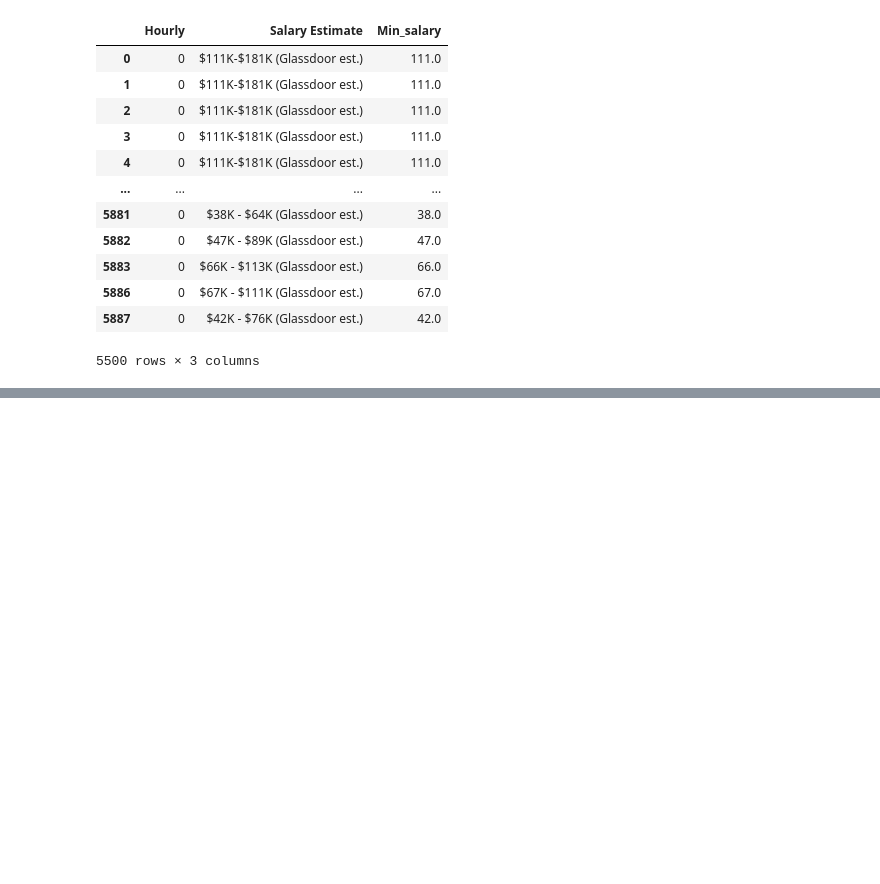
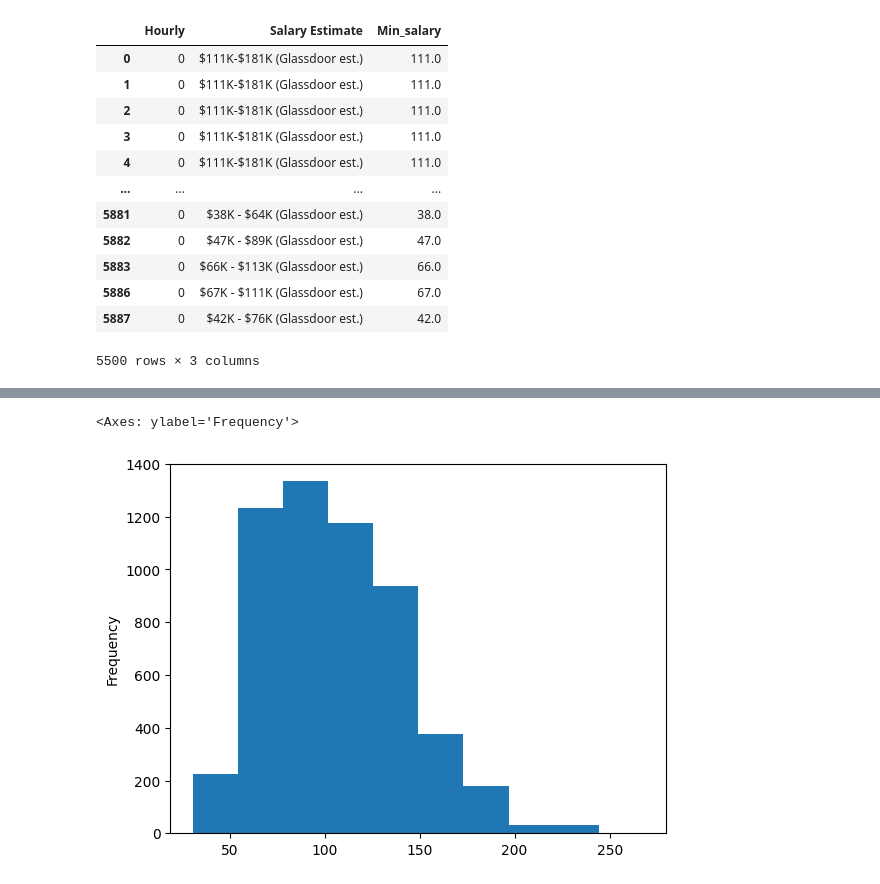
Before and after one commit to larijanim/python, a Jupyter notebook: week2Maryam.ipynb, the cells around one changed output, grey strips where cells are left out. Drawn from its saved outputs; the diff is of its cells as text; code cells hidden in the pictures; blank space fills up the shorter version.

```diff
--- a/week2Maryam.ipynb
+++ b/week2Maryam.ipynb
@@ -233,5 +256,5 @@ TypeError: list indices must be integers or slices, not list
 # %%
-x=df['hour'] == 0
+x=df['Hourly'] == 0
 # %%
 x.count()
 # %% [output]
@@ -462,0 +524,5 @@ df['Company_age'] = df['Founded'].apply(lambda x: 2024-int(x) if int(x)>0 else -
+# %%
+df['Average_salary'].plot.hist()
+# %% [output]
+<Axes: ylabel='Frequency'>
+[figure, added]
```
Also changed, not shown: parts of 18 cells of this notebook.
